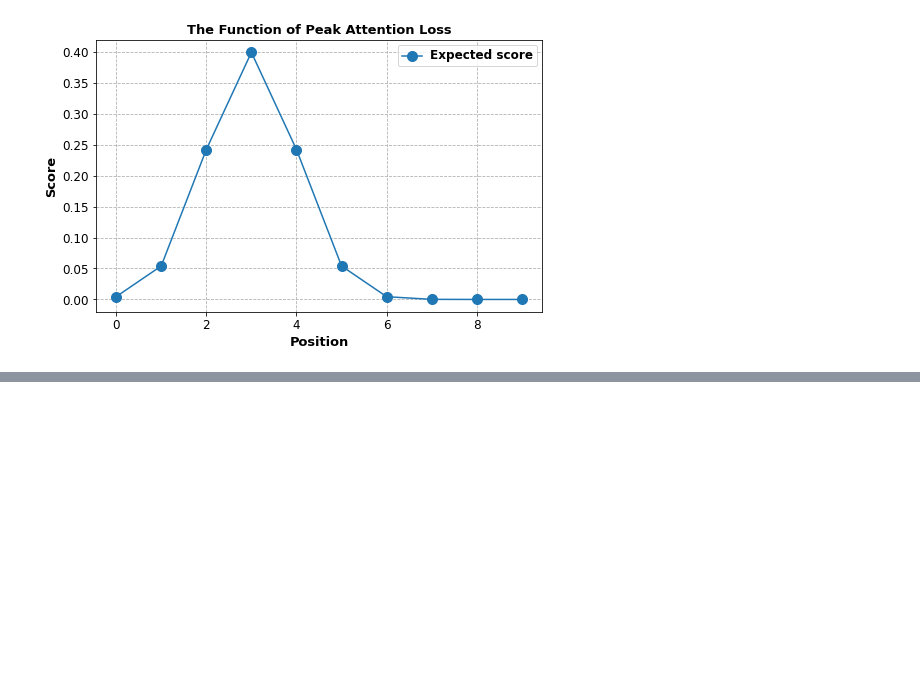
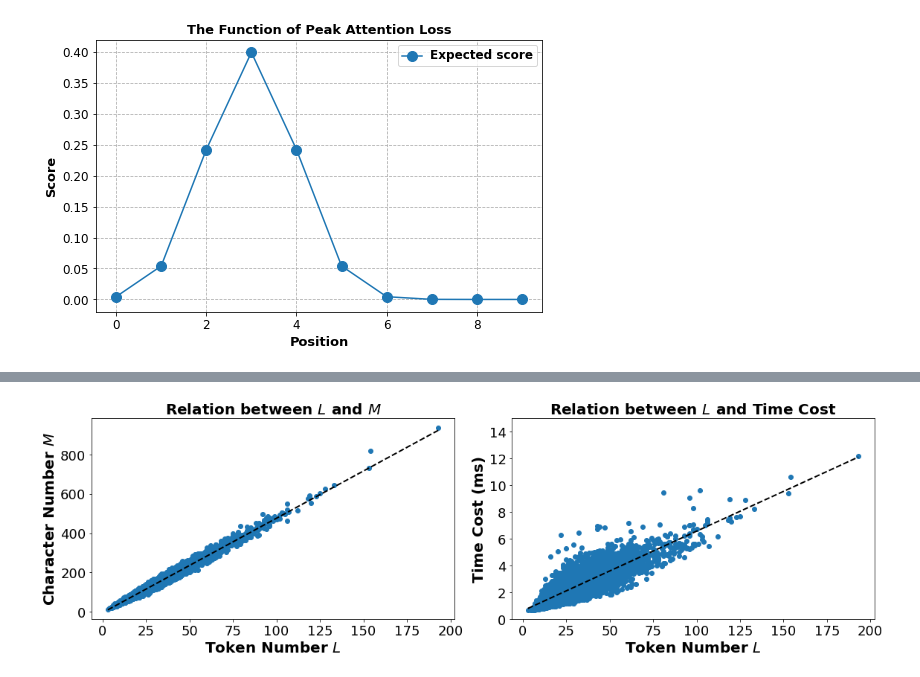
Before and after one commit to RavenKiller/MLANet, a Jupyter notebook: scripts/sub_cut.ipynb, the cells around one changed output, grey strips where cells are left out. Cells and saved outputs as stored; diff of their text form; code cells hidden in the pictures; blank space fills up the shorter version.

```diff
--- a/scripts/sub_cut.ipynb
+++ b/scripts/sub_cut.ipynb
@@ -341,7 +343,7 @@ def instruction_cut_clip(train_data, append_dot=True, keep_subs=True, refine=Fal
 # Process all data
 # %%
 # NLTK + refine
-splits = ["train", "test", "val_seen", "val_unseen", "envdrop",  "joint_train_envdrop"]
+splits = ["train", "test", "val_seen", "val_unseen", "envdrop"] #,  "joint_train_envdrop"]
 f = open('r2r_sent_tokenizer.pickle', 'rb')
 sent_tokenizer = pickle.load(f)
 f.close()
@@ -392,17 +394,19 @@ for split in splits:
         f.write(json.dumps(sub_data).encode("utf-8"))
 # %%
 # FGR2R
-splits = ["train", "test", "val_seen", "val_unseen", "envdrop", "joint_train_envdrop"]
-# nlp = stanza.Pipeline()
+splits = ["train", "test", "val_seen", "val_unseen", "envdrop"]# , "joint_train_envdrop"]
+nlp = stanza.Pipeline()
 sent_token = functools.partial(create_chunk, nlp=nlp)
+tic = time.time()
 for split in splits:
     raw_data_path = "%s/%s.json.gz"%(split, split)
     sub_data_path = "%s/%s_sub.json.gz"%(split, split)
     with gzip.open(raw_data_path, "r") as f:
         raw_data = json.loads(f.read())
-    sub_data = instruction_cut_clip(raw_data, refine=False, append_dot=False, split_func=sent_token)
+    sub_data = instruction_cut_clip(raw_data, refine=False, append_dot=False, split_func=sent_token, is_fgr2r=True)
     with gzip.open(sub_data_path, "w") as f:
         f.write(json.dumps(sub_data).encode("utf-8"))
+print(time.time()-tic)
 # %% [output]
 functools.partial(<function create_chunk at 0x...>, nlp=<stanza.pipeline.core.Pipeline object at 0x...>)
 functools.partial(<function create_chunk at 0x...>, nlp=<stanza.pipeline.core.Pipeline object at 0x...>)
@@ -632,0 +868,37 @@ array([0, 1, 2, 3, 4, 5, 6, 7, 8, 9])
+# %%
+
+plt.rcParams['axes.unicode_minus'] = True
+fs = 20
+fig = plt.figure(figsize=(16,5))
+plt.subplot(1,2,1)
+plt.scatter(token_nums, string_lengths)
+popt, pcov = curve_fit(linear_func, token_nums, string_lengths)
+x = np.linspace(np.min(token_nums), np.max(token_nums), 100)
+T_pred = linear_func(x, *popt)
+plt.plot(x, T_pred, color="k",linestyle="--", linewidth=2)
+plt.xlabel("Token Number $L$", fontsize=fs, fontweight='bold')
+plt.ylabel("Character Number $M$", fontsize=fs, fontweight='bold')
+plt.title("Relation between $L$ and $M$", fontsize=fs, fontweight='bold')
+plt.xticks(fontsize=fs-2)
+plt.yticks(fontsize=fs-2)
+
+plt.subplot(1,2,2)
+# ax1.grid(True, linestyle="--")
+plt.scatter(token_nums, time_costs_new*1000)
+# L->T
+popt, pcov = curve_fit(linear_func, token_nums, time_costs_new*1000)
+x = np.linspace(np.min(token_nums), np.max(token_nums), 100)
+T_pred = linear_func(x, *popt)
+plt.plot(x, T_pred, color="k",linestyle="--", linewidth=2)
+plt.xlabel("Token Number $L$", fontsize=fs, fontweight='bold')
+plt.ylabel("Time Cost (ms)", fontsize=fs, fontweight='bold')
+plt.title("Relation between $L$ and Time Cost", fontsize=fs, fontweight='bold')
+plt.xticks(fontsize=fs-2)
+plt.yticks(fontsize=fs-2)
+plt.ylim([0,15])
+plt.tight_layout()
+plt.savefig("time_complexity.png", dpi=600, bbox_inches="tight")
+plt.savefig("time_complexity.pdf", bbox_inches="tight")
+plt.show()
+# %% [output]
+[figure, added]
```
Also changed, not shown: parts of 6 cells of this notebook, 10 other files.
